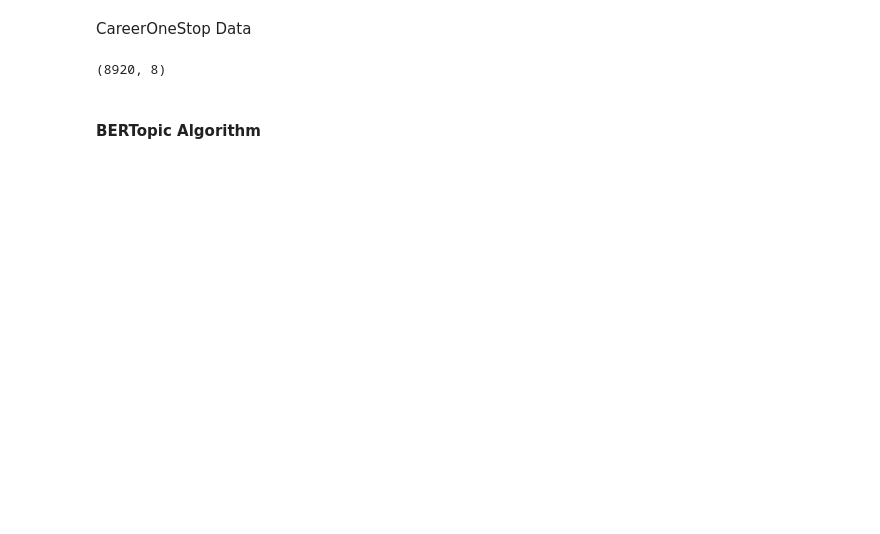
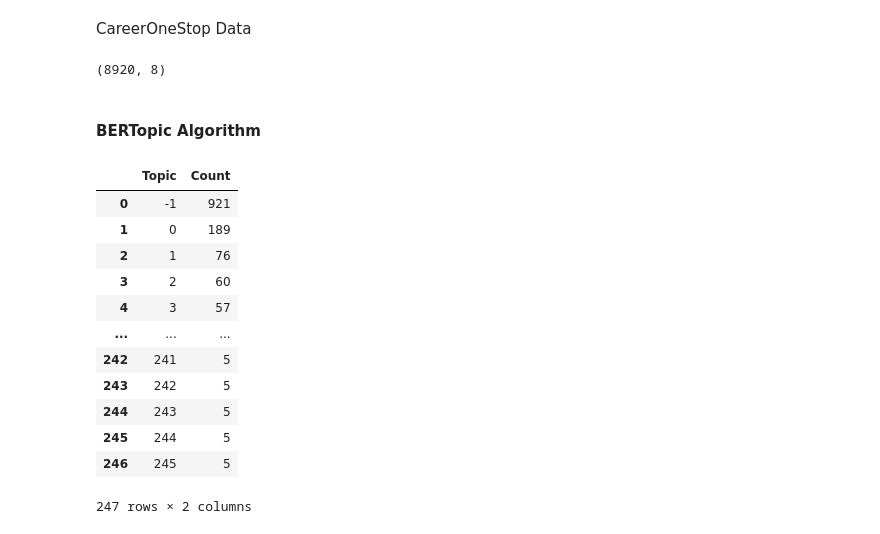
Before and after one commit to hannahabraham-gmu/Scape-Save-DAEN690, a Jupyter notebook: Demand Analysis/bertopic modeling.ipynb, the cells around one changed output. Cells and saved outputs as stored; diff of their text form; code cells hidden in the pictures; blank space fills up the shorter version.

```diff
--- a/Demand Analysis/bertopic modeling.ipynb
+++ b/Demand Analysis/bertopic modeling.ipynb
@@ -190,3 +208,20 @@ topic, prob = topic_model.fit_transform(cos_df['description'].values.astype('U')
 # %%
 #Indeed Model
 topic_in, prob_in = topic_model_in.fit_transform(df['description_text'])
+# %%
+#before topic reduction: model contains 242 topics
+topic_model.get_topic_freq()
+# %% [output]
+|  | Topic | Count |
+| 0 | -1 | 921 |
+| 1 | 0 | 189 |
+| 2 | 1 | 76 |
+| 3 | 2 | 60 |
+| 4 | 3 | 57 |
+| ... | ... | ... |
+| 242 | 241 | 5 |
+| 243 | 242 | 5 |
+| 244 | 243 | 5 |
+| 245 | 244 | 5 |
+| 246 | 245 | 5 |
+247 rows × 2 columns
```
Also changed, not shown: parts of 10 cells of this notebook.
